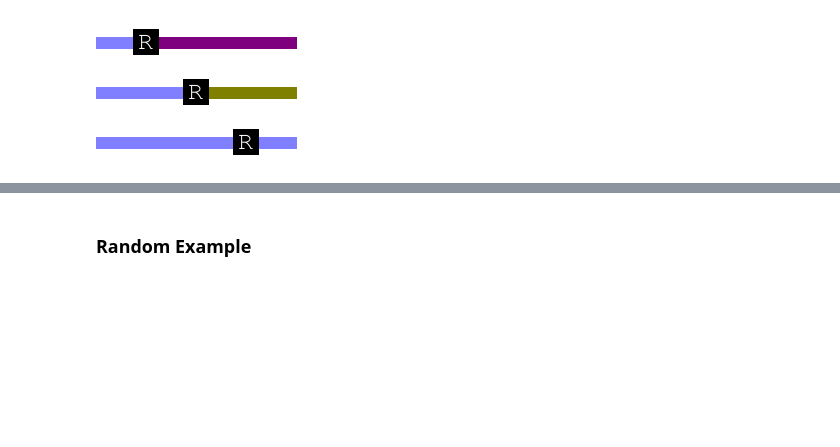
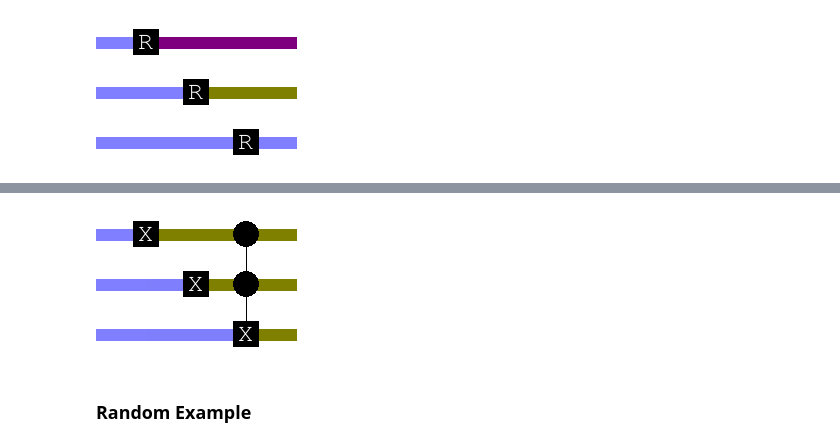
Before and after one commit to jpmarceaux/jpq, a Jupyter notebook: Prototyping.ipynb, the cells around one changed output, grey strips where cells are left out. Drawn from its saved outputs; the diff is of its cells as text; code cells hidden in the pictures; blank space fills up the shorter version.

```diff
--- a/Prototyping.ipynb
+++ b/Prototyping.ipynb
@@ -299,3 +323,11 @@ painter.paint(circ)
+# %%
+## toffoli
+layers = [[('x', 0)], [('x', 1)], [('ccx', 0, 1, 2)]]
+circ = Circuit(3, layers)
+painter = Painter((50, 50))
+painter.paint(circ)
+# %% [output]
+[figure, added]
 # %% [markdown]
 ### Random Example
 # %%
```
Also changed, not shown: parts of 11 cells of this notebook.
